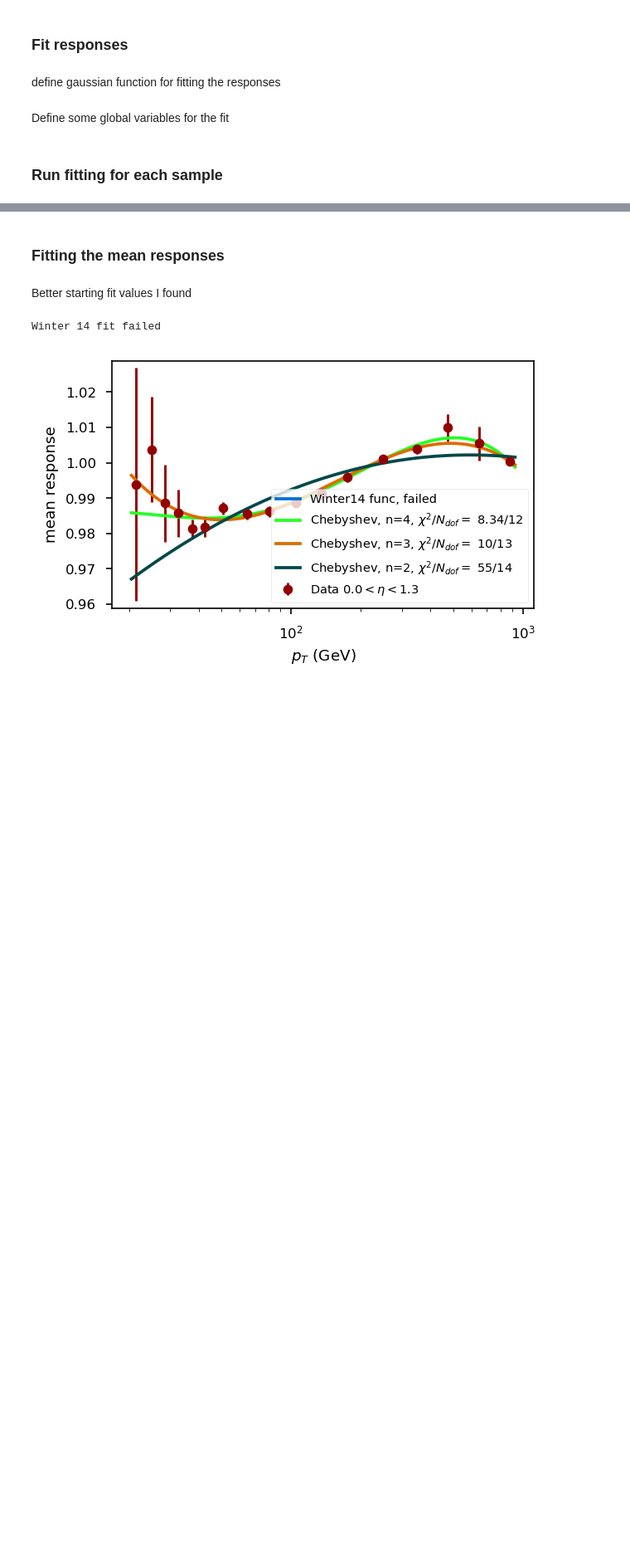
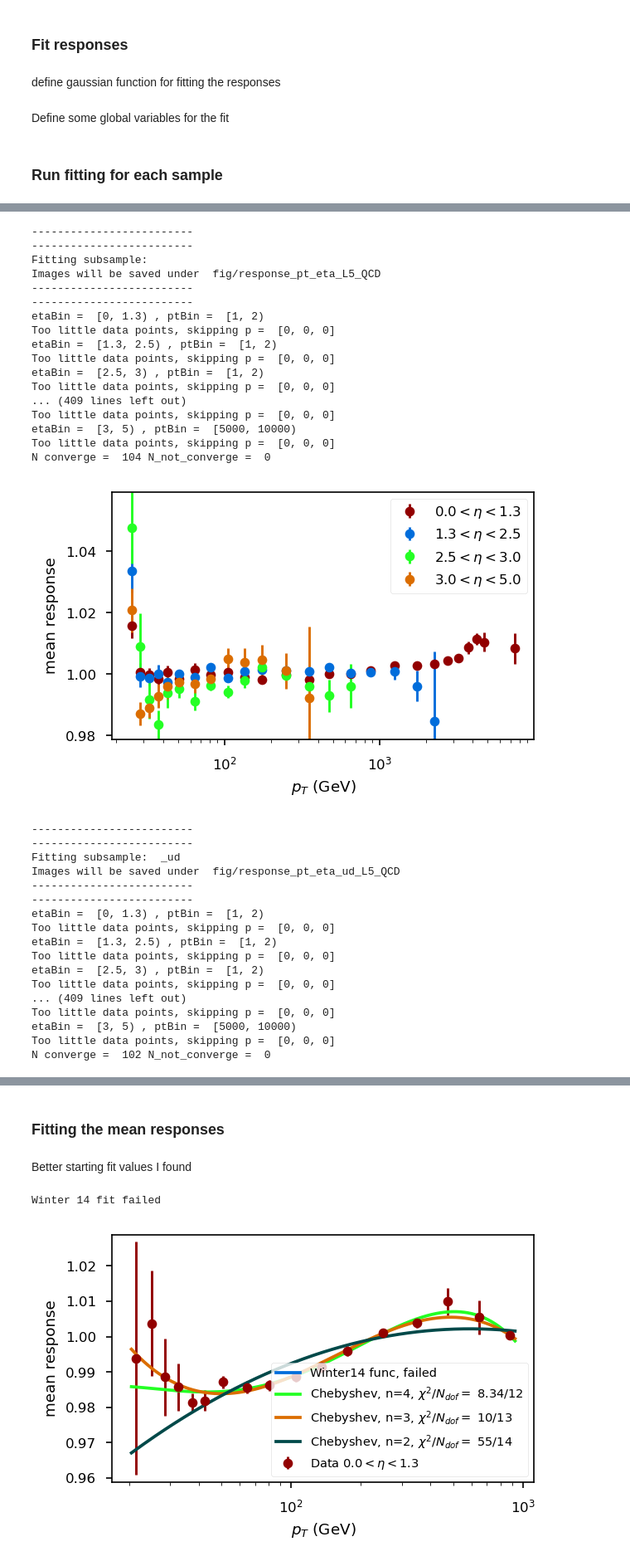
Before and after one commit to dsidirop1/JMECoffea, a Jupyter notebook: CoffeaJERC-Andris.ipynb, the cells around one changed output, grey strips where cells are left out. Shown at 83% size. Saved outputs shown, nothing was run; the diff lists cells and outputs as text; code cells hidden in the pictures; blank space fills up the shorter version.

```diff
--- a/CoffeaJERC-Andris.ipynb
+++ b/CoffeaJERC-Andris.ipynb
@@ -43,15 +43,15 @@ Parameters of the run
 # %%
 UsingDaskExecutor = True
 CoffeaCasaEnv     = False
-load_preexisting  = True    ### True if don't repeat the processing of files and use preexisting JER from output
+load_preexisting  = False    ### True if don't repeat the processing of files and use preexisting JER from output
 test_run          = True     ### True if run only on one file
-load_fit_res      = True
+load_fit_res      = False
 
 tag = '_L5'
 
 exec('from CoffeaJERCProcessor'+tag+' import Processor')
 
-add_tag = '_Herwig_TTBAR' #'_QCD' # '_testing_19UL18' # ''
+add_tag = '_QCD' # '_TTBAR' #'_QCD' # '_testing_19UL18' # ''
 tag_full = tag+add_tag
 
 outname = 'out/CoffeaJERCOutputs'+tag_full+'.coffea'
@@ -238,6 +386,7 @@ Define some global variables for the fit
 # %%
 f_xvals = np.linspace(0,5,5001)
 ptbins = output['ptresponse'].axis('pt').edges()
+ptbins_c = output['ptresponse'].axis('pt').centers()
 etabins = output['ptresponse'].axis('jeteta').edges()
 jetpt_length = len(ptbins)-1
 jeteta_length = (len(etabins)-1)//2
@@ -526,0 +739,57 @@ Fitting subsample:  _b
+# %%
+load_fit_res=False
+subsamples = ['', '_b', '_c', '_ud', '_s', '_g']
+subsamples = ['', '_ud', '_g'] # , '_b']
+for samp in subsamples:
+    print('-'*25)
+    print('-'*25)
+    print('Fitting subsample: ', samp)
+    if load_fit_res:
+        mean = read_data("Mean", samp)
+        meanvar = read_data("MeanVar", samp)
+        median = read_data("Mean", samp)
+        medianstd = read_data("MedianStd", samp)
+#         width = read_data("Width")
+#         median = read_data(median, "Median")
+    else:
+        mean, meanvar, median, medianstd = fit_responses(output, samp)
+        for data, name in zip([mean, meanvar, median, medianstd],["Mean", "MeanVar", "Median", "MedianStd"]):
+            save_data(data, name, samp)
+
+    plot_corrections(mean, samp, meanvar)
+# %% [output]
+-------------------------
+-------------------------
+Fitting subsample:
+Images will be saved under  fig/response_pt_eta_L5_QCD
+-------------------------
+-------------------------
+etaBin =  [0, 1.3) , ptBin =  [1, 2)
+Too little data points, skipping p =  [0, 0, 0]
+etaBin =  [1.3, 2.5) , ptBin =  [1, 2)
+Too little data points, skipping p =  [0, 0, 0]
+etaBin =  [2.5, 3) , ptBin =  [1, 2)
+Too little data points, skipping p =  [0, 0, 0]
+... (409 lines left out)
+Too little data points, skipping p =  [0, 0, 0]
+etaBin =  [3, 5) , ptBin =  [5000, 10000)
+Too little data points, skipping p =  [0, 0, 0]
+N converge =  104 N_not_converge =  0
+[figure, added]
+-------------------------
+-------------------------
+Fitting subsample:  _ud
+Images will be saved under  fig/response_pt_eta_ud_L5_QCD
+-------------------------
+-------------------------
+etaBin =  [0, 1.3) , ptBin =  [1, 2)
+Too little data points, skipping p =  [0, 0, 0]
+etaBin =  [1.3, 2.5) , ptBin =  [1, 2)
+Too little data points, skipping p =  [0, 0, 0]
+etaBin =  [2.5, 3) , ptBin =  [1, 2)
+Too little data points, skipping p =  [0, 0, 0]
+... (409 lines left out)
+Too little data points, skipping p =  [0, 0, 0]
+etaBin =  [3, 5) , ptBin =  [5000, 10000)
+Too little data points, skipping p =  [0, 0, 0]
+N converge =  102 N_not_converge =  0
```
Also changed, not shown: parts of 45 cells of this notebook, 3 other files.
